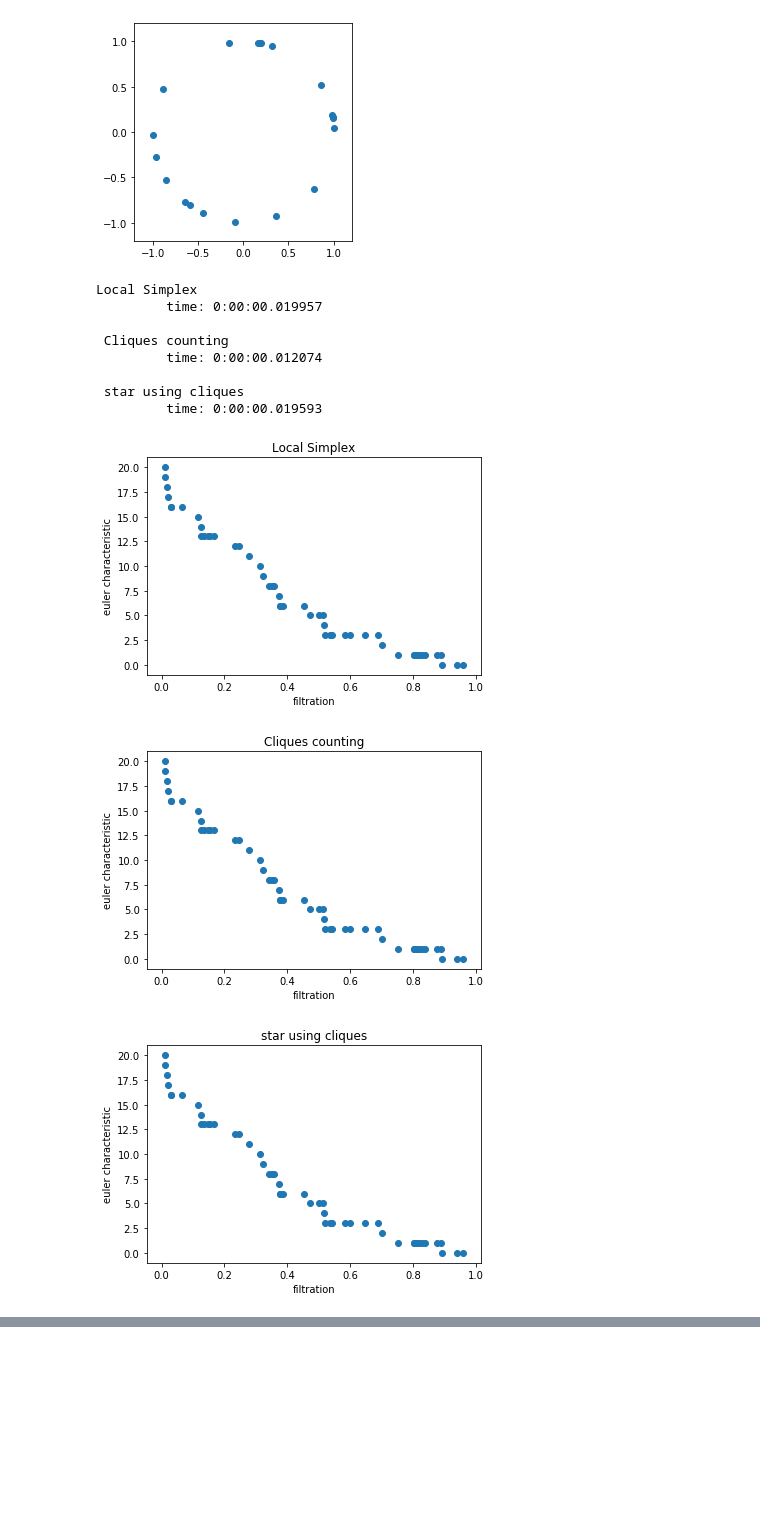
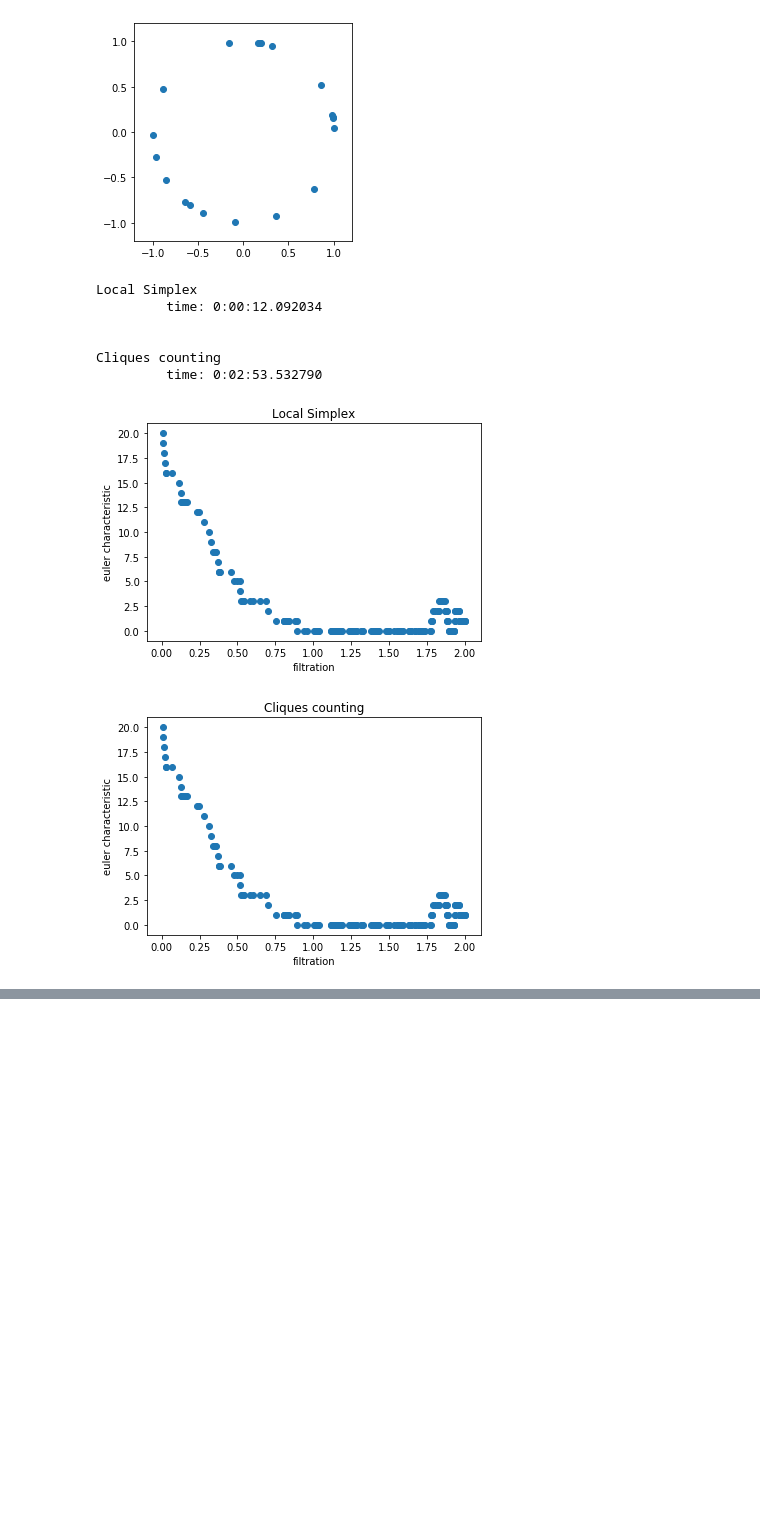
Before and after one commit to dgurnari/ECC, a Jupyter notebook: tests.ipynb, the cells around one changed output, grey strips where cells are left out. Cells and saved outputs as stored; diff of their text form; code cells hidden in the pictures; blank space fills up the shorter version.

```diff
--- a/tests.ipynb
+++ b/tests.ipynb
@@ -35,7 +34,8 @@ def compare_methods(points, epsilon, draw_lines=True):
     ecc_plot.plot_euler_curve(e, draw_lines, "Local Simplex")
 
     # cliques counting
-    print("\n Cliques counting")
+    print("\n")
+    print("Cliques counting")
     start=datetime.now()
     c = cc.compute_all_contributions_nx(points, epsilon)
     print("\t time:", datetime.now()-start)
@@ -43,16 +43,6 @@ def compare_methods(points, epsilon, draw_lines=True):
     e_cc = ecc_plot.euler_characteristic_list(c)
     ecc_plot.plot_euler_curve(e_cc, draw_lines, "Cliques counting")
 
-    # ECC_nx
-    print("\n star using cliques")
-    start=datetime.now()
-    c = ecc_nx.compute_local_contributions_nx(points, epsilon)
-    print("\t time:", datetime.now()-start)
-
-    e_nx = ecc_plot.euler_characteristic_list(c)
-    ecc_plot.plot_euler_curve(e_nx, draw_lines, "star using cliques")
-
-    assert((e == e_nx).all())
     assert((e == e_cc).all())
 # %% [markdown]
 # TEST
@@ -189,16 +164,13 @@ plt.scatter(point_cloud[:,0], point_cloud[:,1])
 <matplotlib.collections.PathCollection at 0x...>
 [figure]
 # %%
-compare_methods(point_cloud, 1, False)
+compare_methods(point_cloud, 2, False)
 # %% [output]
 Local Simplex
-         time: 0:00:00.019957
+         time: 0:00:12.092034
 
- Cliques counting
-         time: 0:00:00.012074
 
- star using cliques
-         time: 0:00:00.019593
+Cliques counting
+         time: 0:02:53.532790
-[figure, old version]
+[figure, new version]
-[figure, old version]
+[figure, new version]
-[figure, removed]
```
Also changed, not shown: parts of 12 cells of this notebook.
